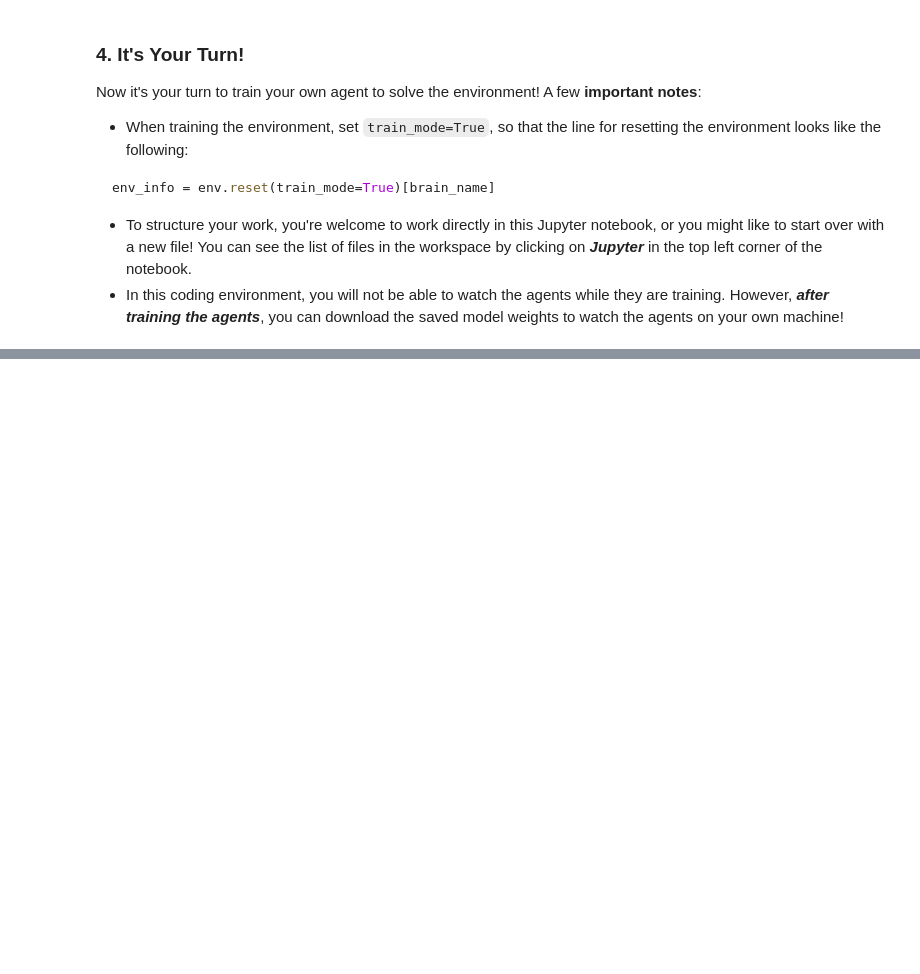
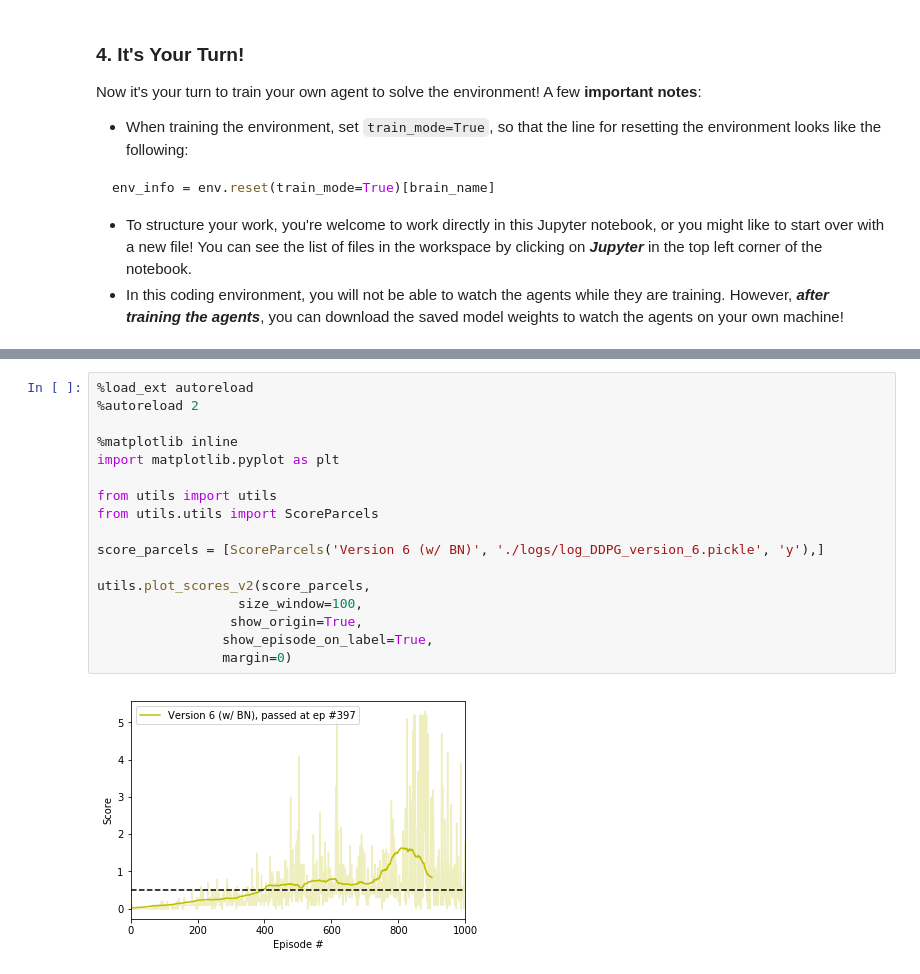
Before and after one commit to Brandon-HY-Lin/deep-reinforcement-learning, a Jupyter notebook: p3_collab-compet/DDPG/Tennis_DDPG_version_6.ipynb, the cells around one changed output, grey strips where cells are left out. Drawn from its saved outputs; the diff is of its cells as text; blank space fills up the shorter version.

```diff
--- a/p3_collab-compet/DDPG/Tennis_DDPG_version_6.ipynb
+++ b/p3_collab-compet/DDPG/Tennis_DDPG_version_6.ipynb
@@ -298,3 +298,22 @@ Episode 900     Average Score:1.5349    Execution Time:1:06:37.0473786:21.684300
 Episode 1000    Average Score:0.8350    Execution Time:0:38:08.3853614:30.069843
 Average Score: 0.8350   Total Time=4:24:30.071159
 [figure]
+# %%
+%load_ext autoreload
+%autoreload 2
+
+%matplotlib inline
+import matplotlib.pyplot as plt
+
+from utils import utils
+from utils.utils import ScoreParcels
+
+score_parcels = [ScoreParcels('Version 6 (w/ BN)', './logs/log_DDPG_version_6.pickle', 'y'),]
+
+utils.plot_scores_v2(score_parcels,
+                  size_window=100,
+                 show_origin=True,
+                show_episode_on_label=True,
+                margin=0)
+# %% [output]
+[figure, added]
```
Also changed, not shown: parts of 1 cell of this notebook, 28 other files.
